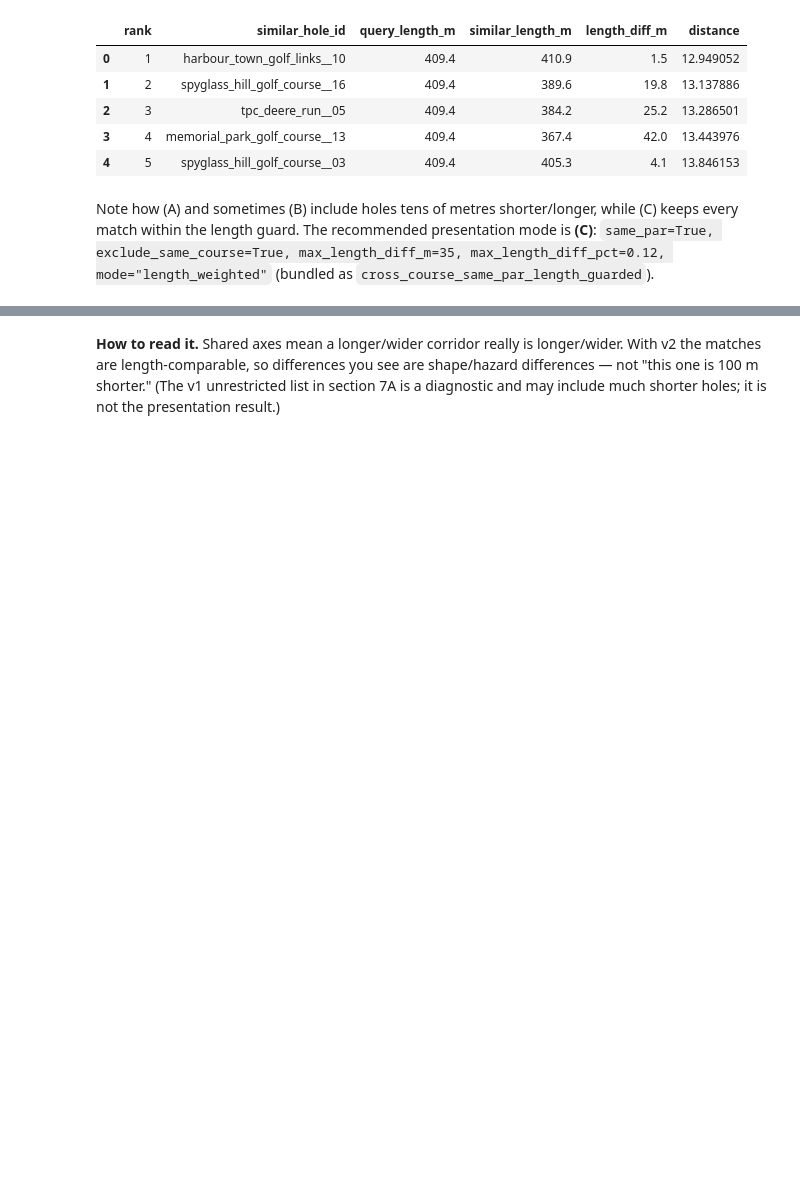
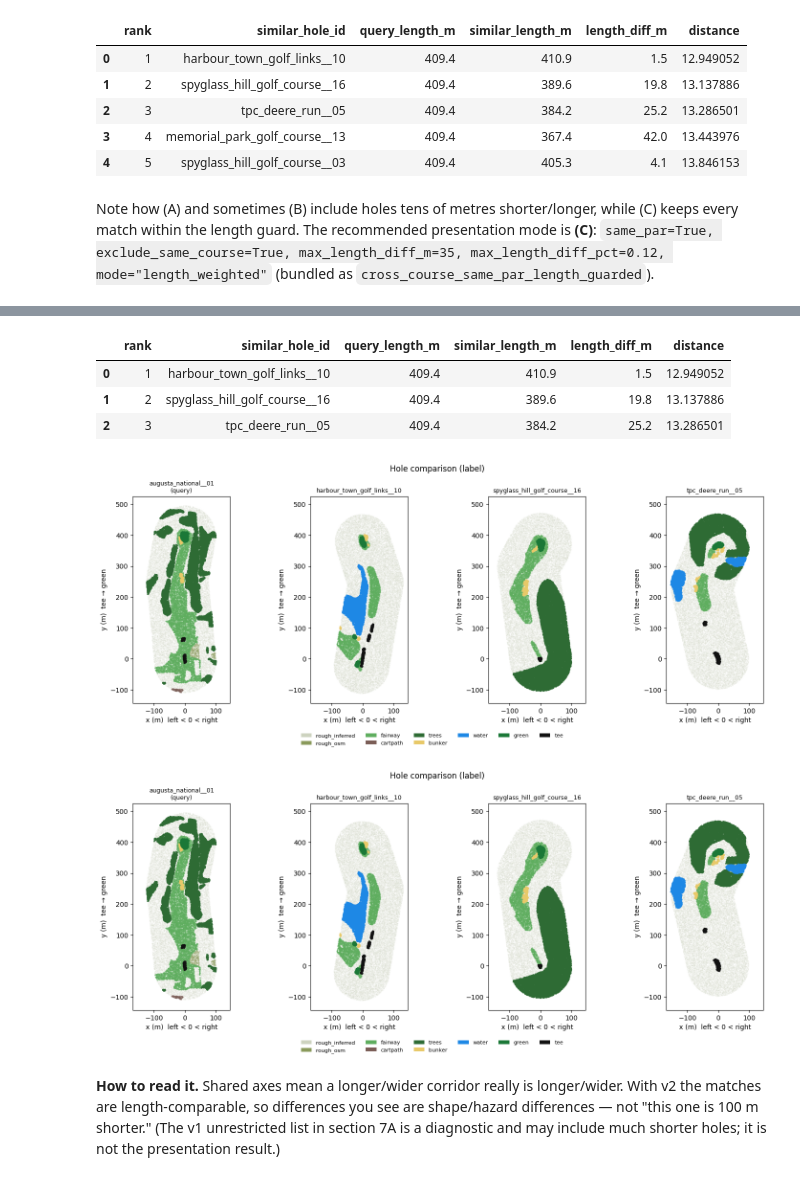
Before and after one commit to davishelman/golf-data-research, a Jupyter notebook: notebooks/hole_similarity_research.ipynb, the cells around one changed output, grey strips where cells are left out. Drawn from its saved outputs; the diff is of its cells as text; code cells hidden in the pictures; blank space fills up the shorter version.

Commit message:
added support for hugging face artifact loading in notebook

```diff
--- a/notebooks/hole_similarity_research.ipynb
+++ b/notebooks/hole_similarity_research.ipynb
@@ -55,0 +49,12 @@ print(f'{len(feat)} holes | {feat["course_slug"].nunique()} courses | {len(cols)
+# %%
+from pathlib import Path
+
+# --- Choose your data source -------------------------------------------------
+# Option A: local generated pipeline data
+# ARTIFACT_ROOT = Path('..') / 'courses' / '_index'
+
+# Option B: downloaded Hugging Face artifact
+# ARTIFACT_ROOT = Path('golf-data-research-artifacts')
+# ARTIFACT_ROOT = Path(r'C:\Users\dhelm\projects\hf-test-project\golf-data-research-artifacts')
+
+ARTIFACT_ROOT = None  # None = auto-detect (local courses/_index, then artifact folders)
@@ -370,3 +432,18 @@ plot_hole_comparison(COURSES_ROOT, vids, titles=vtitles, color_by='label', max_p
+# %%
+VQ = 'augusta_national__01'
+v2_neighbors = show_mode(VQ, 3, 'cross_course_same_par_length_guarded')
+display(with_length(v2_neighbors, VQ))
+vids = [VQ] + list(v2_neighbors['similar_hole_id'])
+vtitles = [f'{h}\n(query)' if h == VQ else h for h in vids]
+# viz_compare handles both sources and skips holes missing from a lite artifact.
+viz_compare(vids, titles=vtitles, color_by='label', max_points=30000)
+# %% [output]
+|  | rank | similar_hole_id | query_length_m | similar_length_m | length_diff_m | distance |
+| 0 | 1 | harbour_town_golf_links__10 | 409.4 | 410.9 | 1.5 | 12.949052 |
+| 1 | 2 | spyglass_hill_golf_course__16 | 409.4 | 389.6 | 19.8 | 13.137886 |
+| 2 | 3 | tpc_deere_run__05 | 409.4 | 384.2 | 25.2 | 13.286501 |
+[figure, added]
+[figure, added]
 # %% [markdown]
 **How to read it.** Shared axes mean a longer/wider corridor really is
 longer/wider. With v2 the matches are length-comparable, so differences you see
```
Also changed, not shown: parts of 11 cells of this notebook, 8 other files.
